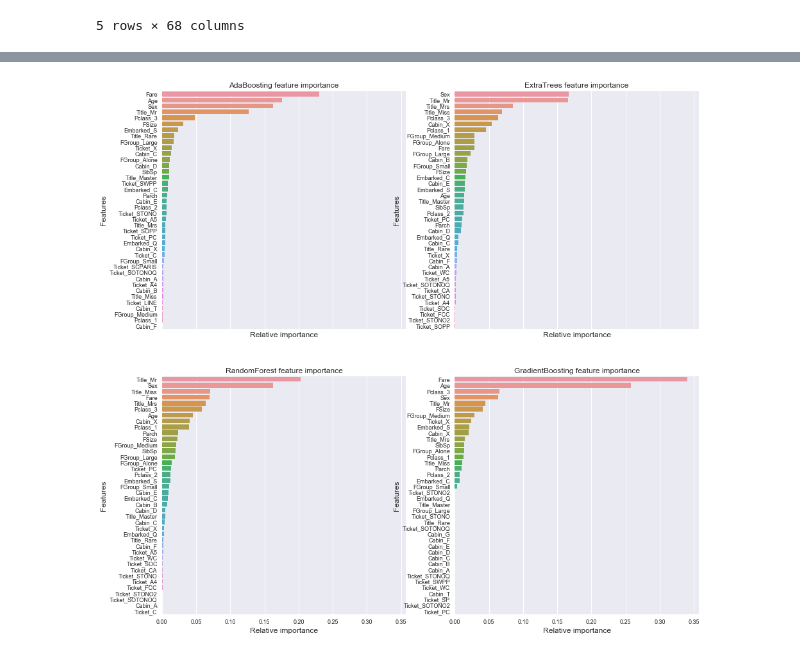
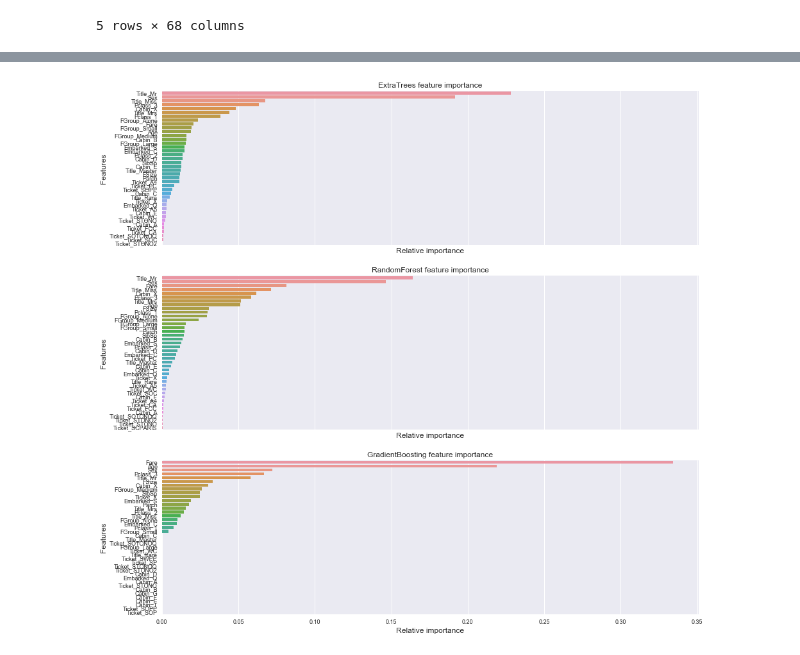
Before and after one commit to lordzsolt/Titanic, a Jupyter notebook: src/2_Model.ipynb, the cells around one changed output, grey strips where cells are left out. Cells and saved outputs as stored; diff of their text form; code cells hidden in the pictures.

```diff
--- a/src/2_Model.ipynb
+++ b/src/2_Model.ipynb
@@ -209,20 +186,15 @@ Fitting 10 folds for each of 28 candidates, totalling 280 fits
 0.83087400681044266
 # %%
 ### MLP Tuning
-
-
-
 MLP = MLPClassifier()
 gsMLP = GridSearchCV
 param_grid = {
-    'activation': ['logistic', 'tanh', 'relu'],
-    'alpha': [0.0001, 0.001, 0.01, 0.03, 0.1, 0.3, 1, 2, 3, 10],
-    'solver': ['lbfgs'],
-    'hidden_layer_sizes': [50, 100, (30, 30), (50, 50), (80, 80)]
+    'alpha': [ 0.3, 1, 2, 3, 10],
+    'hidden_layer_sizes': [50, 100, (50, 50), (80, 80)]
 }
 
 gsMLP = GridSearchCV(MLP, param_grid=param_grid, cv=kfold, scoring='accuracy', n_jobs=4, verbose=1)
-gsMLP.fit(X_train_mlp, Y_train)
+gsMLP.fit(X_train, Y_train)
 MLP_best = gsMLP.best_estimator_
 
 gsMLP.best_score_
@@ -279,7 +248,6 @@ def plot_learning_curve(estimator, title, X, y, ylim=None, cv=None,
 g = plot_learning_curve(gsRFC.best_estimator_, "RF learning curves", X_train, Y_train, cv=kfold)
 g = plot_learning_curve(gsExtC.best_estimator_, "ExtraTrees learning curves", X_train, Y_train, cv=kfold)
 g = plot_learning_curve(gsSVMC.best_estimator_, "SVC learning curves", X_train, Y_train, cv=kfold)
-g = plot_learning_curve(gsadaDTC.best_estimator_, "AdaBoost learning curves", X_train, Y_train, cv=kfold)
 g = plot_learning_curve(gsGBC.best_estimator_, "GradientBoosting learning curves", X_train, Y_train, cv=kfold)
-g = plot_learning_curve(gsMLP.best_estimator_, "MLP Learning curve", X_train_mlp, Y_train, cv=kfold)
+g = plot_learning_curve(gsMLP.best_estimator_, "MLP Learning curve", X_train, Y_train, cv=kfold)
 # %% [output]
@@ -292,23 +259,22 @@ g = plot_learning_curve(gsMLP.best_estimator_, "MLP Learning curve", X_train_mlp
 # %%
-nrows = ncols = 2
-fig, axes = plt.subplots(nrows=nrows, ncols=ncols, sharex="all", figsize=(15, 15))
+nrows = 3
+fig, axes = plt.subplots(nrows=nrows, ncols=1, sharex="all", figsize=(15, 15))
 
-names_classifiers = [("AdaBoosting", ada_best), ("ExtraTrees",ExtC_best) ,("RandomForest",RFC_best), ("GradientBoosting",GBC_best)]
+names_classifiers = [("ExtraTrees", ExtC_best), ("RandomForest", RFC_best), ("GradientBoosting", GBC_best)]
 
 nclassifier = 0
 for row in range(nrows):
-    for col in range(ncols):
-        name = names_classifiers[nclassifier][0]
-        classifier = names_classifiers[nclassifier][1]
-        indices = np.argsort(classifier.feature_importances_)[::-1][:40]
-        g = sns.barplot(y=X_train.columns[indices][:40],x = classifier.feature_importances_[indices][:40] , orient='h',ax=axes[row][col])
-        g.set_xlabel("Relative importance",fontsize=12)
-        g.set_ylabel("Features",fontsize=12)
-        g.tick_params(labelsize=9)
-        g.set_title(name + " feature importance")
-        nclassifier += 1
+    name = names_classifiers[nclassifier][0]
+    classifier = names_classifiers[nclassifier][1]
+    indices = np.argsort(classifier.feature_importances_)[::-1][:40]
+    g = sns.barplot(y=X_train.columns[indices][:40], x=classifier.feature_importances_[indices][:40], orient='h', ax=axes[row])
+    g.set_xlabel("Relative importance", fontsize=12)
+    g.set_ylabel("Features", fontsize=12)
+    g.tick_params(labelsize=9)
+    g.set_title(name + " feature importance")
+    nclassifier += 1
 # %% [output]
-[figure, old version]
+[figure, new version]
 # %%
 test_Survived_RFC = pd.Series(RFC_best.predict(testDF), name="RFC")
 test_Survived_ExtC = pd.Series(ExtC_best.predict(testDF), name="ExtC")
```
Also changed, not shown: parts of 11 cells of this notebook, 4 other files.
